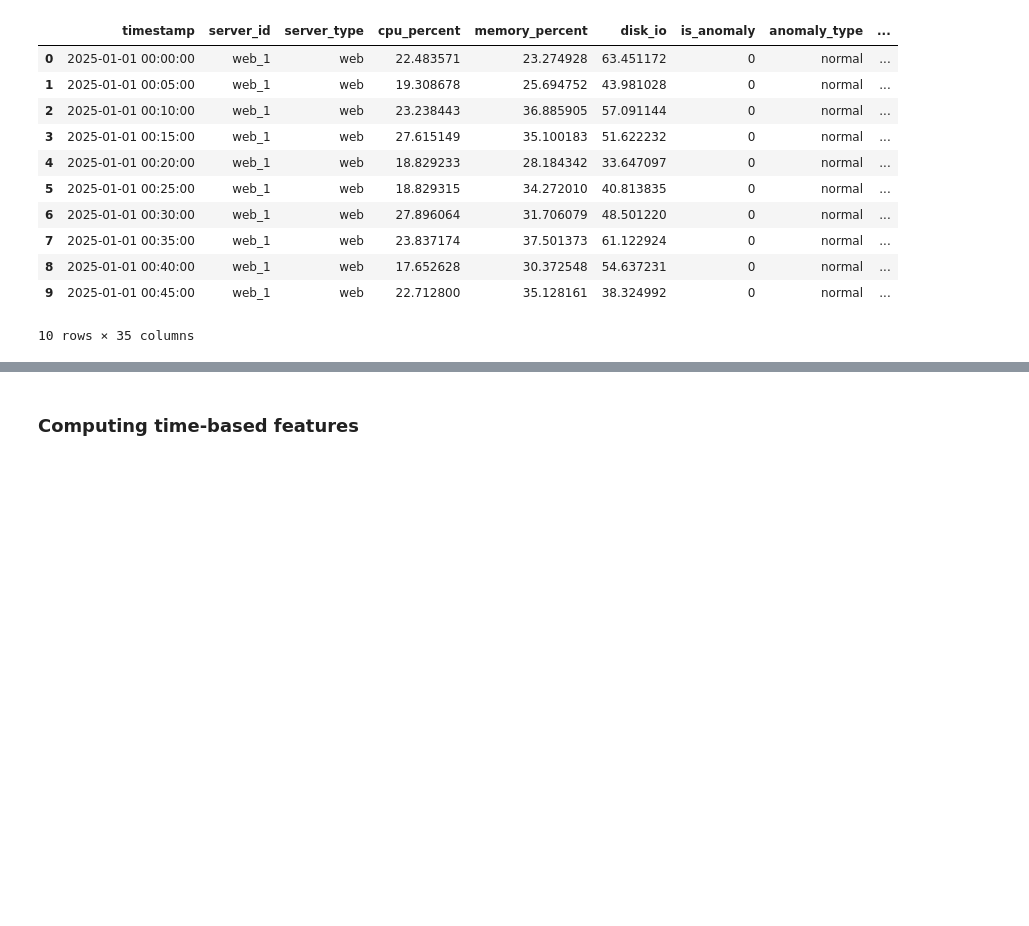
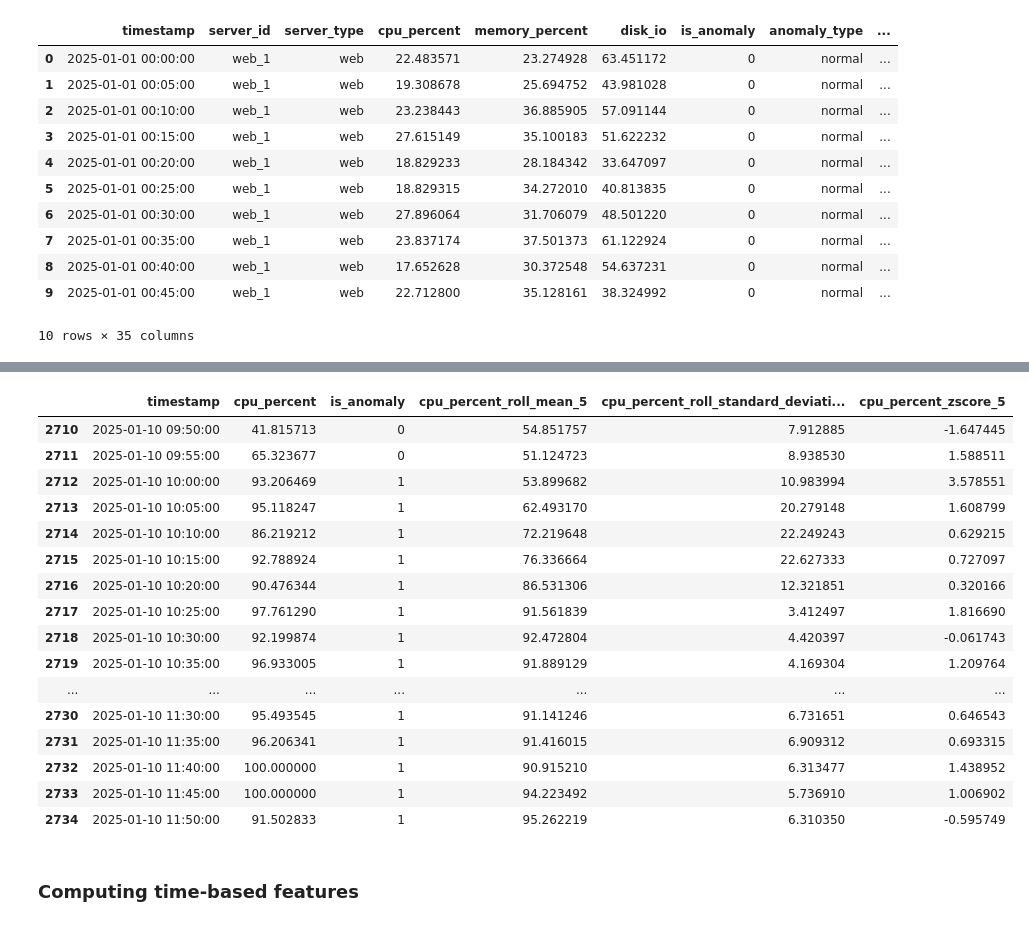
Before and after one commit to RkP17/infra-anomaly-detection, a Jupyter notebook: notebooks/feature_eningeering.ipynb, the cells around one changed output, grey strips where cells are left out. Drawn from its saved outputs; the diff is of its cells as text; code cells hidden in the pictures; blank space fills up the shorter version.

```diff
--- a/notebooks/feature_eningeering.ipynb
+++ b/notebooks/feature_eningeering.ipynb
@@ -102,3 +165,34 @@ df.head(10)
+# %%
+df[
+    (df['server_id'] == 'web_1') &
+    (df['timestamp'] >= '2025-01-10 09:50:00') &
+    (df['timestamp'] <= '2025-01-10 11:50:00')
+][[
+    'timestamp',
+    'cpu_percent',
+    'is_anomaly',
+    'cpu_percent_roll_mean_5',
+    'cpu_percent_roll_standard_deviation_5',
+    'cpu_percent_zscore_5'
+]]
+# %% [output]
+|  | timestamp | cpu_percent | is_anomaly | cpu_percent_roll_mean_5 | cpu_percent_roll_standard_deviati... | cpu_percent_zscore_5 |
+| 2710 | 2025-01-10 09:50:00 | 41.815713 | 0 | 54.851757 | 7.912885 | -1.647445 |
+| 2711 | 2025-01-10 09:55:00 | 65.323677 | 0 | 51.124723 | 8.938530 | 1.588511 |
+| 2712 | 2025-01-10 10:00:00 | 93.206469 | 1 | 53.899682 | 10.983994 | 3.578551 |
+| 2713 | 2025-01-10 10:05:00 | 95.118247 | 1 | 62.493170 | 20.279148 | 1.608799 |
+| 2714 | 2025-01-10 10:10:00 | 86.219212 | 1 | 72.219648 | 22.249243 | 0.629215 |
+| 2715 | 2025-01-10 10:15:00 | 92.788924 | 1 | 76.336664 | 22.627333 | 0.727097 |
+| 2716 | 2025-01-10 10:20:00 | 90.476344 | 1 | 86.531306 | 12.321851 | 0.320166 |
+| 2717 | 2025-01-10 10:25:00 | 97.761290 | 1 | 91.561839 | 3.412497 | 1.816690 |
+| 2718 | 2025-01-10 10:30:00 | 92.199874 | 1 | 92.472804 | 4.420397 | -0.061743 |
+| 2719 | 2025-01-10 10:35:00 | 96.933005 | 1 | 91.889129 | 4.169304 | 1.209764 |
+| ... | ... | ... | ... | ... | ... | ... |
+| 2730 | 2025-01-10 11:30:00 | 95.493545 | 1 | 91.141246 | 6.731651 | 0.646543 |
+| 2731 | 2025-01-10 11:35:00 | 96.206341 | 1 | 91.416015 | 6.909312 | 0.693315 |
+| 2732 | 2025-01-10 11:40:00 | 100.000000 | 1 | 90.915210 | 6.313477 | 1.438952 |
+| 2733 | 2025-01-10 11:45:00 | 100.000000 | 1 | 94.223492 | 5.736910 | 1.006902 |
+| 2734 | 2025-01-10 11:50:00 | 91.502833 | 1 | 95.262219 | 6.310350 | -0.595749 |
 # %% [markdown]
 ### Computing time-based features
 # %%
```
Also changed, not shown: parts of 9 cells of this notebook, 3 other files.
